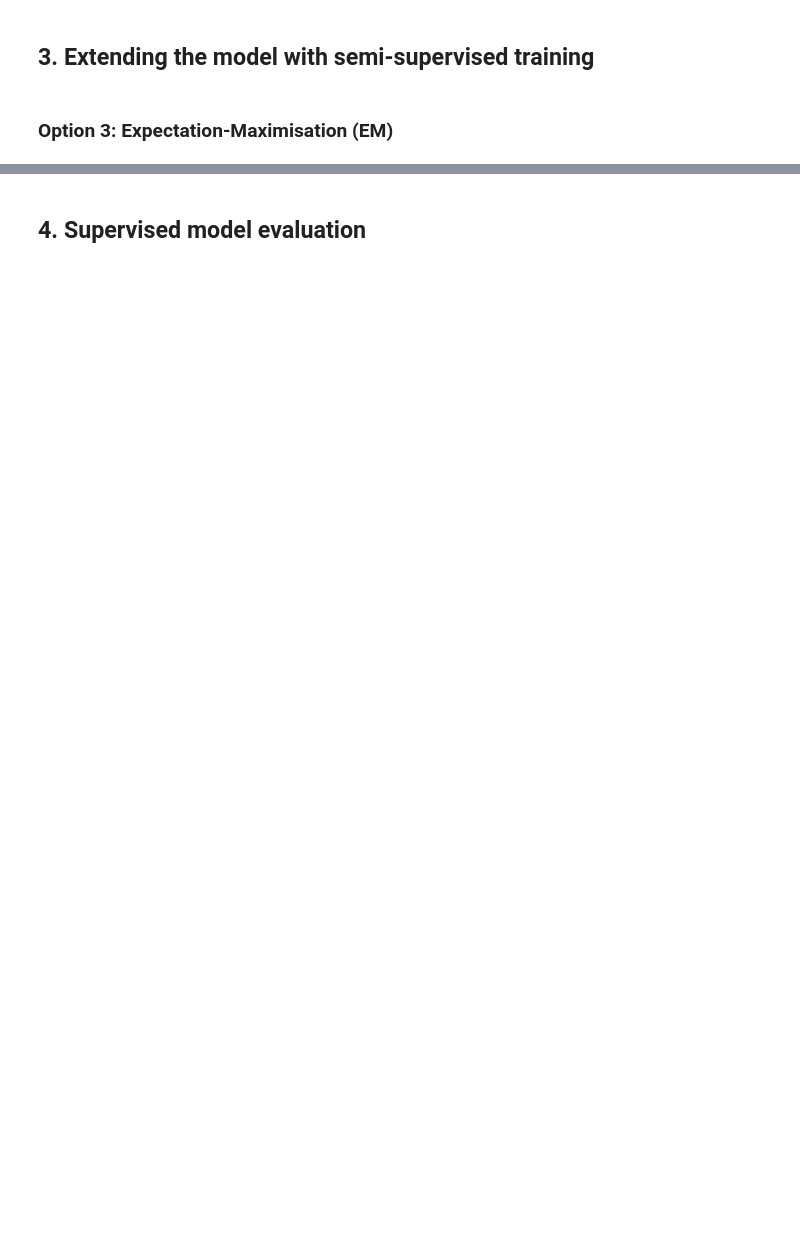
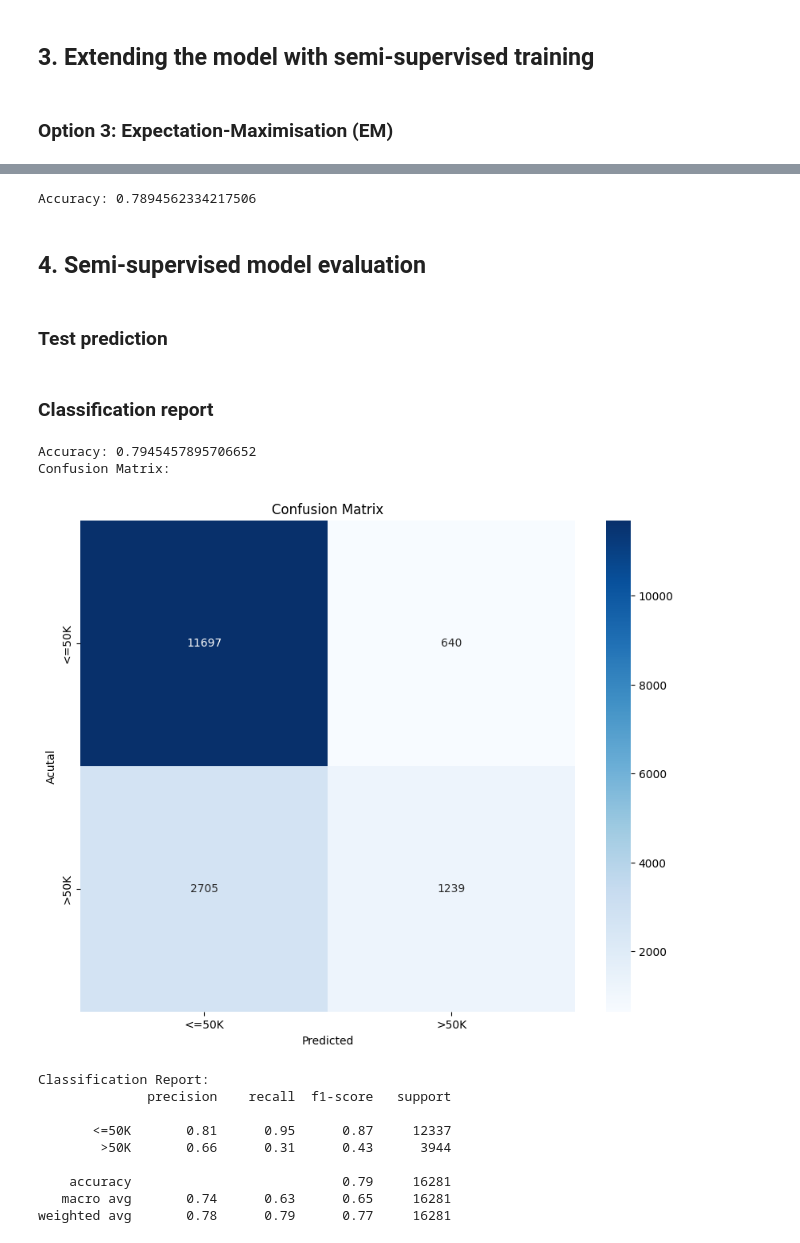
Before and after one commit to narolinelim/naive-bayes-income-classification, a Jupyter notebook: COMP30027_2026_asst1_template.ipynb, the cells around one changed output, grey strips where cells are left out. Saved outputs shown, nothing was run; the diff lists cells and outputs as text; code cells hidden in the pictures; blank space fills up the shorter version.

```diff
--- a/COMP30027_2026_asst1_template.ipynb
+++ b/COMP30027_2026_asst1_template.ipynb
@@ -163,2 +259,55 @@ ValueError: Found unknown categories ['Holand-Netherlands'] in column 7 during t
+# %%
+val_prob_con = gaussian_nb.predict_log_proba(X_con_val_em)
+val_prob_cat = categorical_nb.predict_log_proba(X_cat_val_em)
+
+val_joint_prob = val_prob_con + val_prob_cat + np.log(class_priors)
+y_val_prediction = np.argmax(val_joint_prob, axis=1)
+y_val_em = label_encoder.transform(y_val_em)
+
+print(f"Accuracy: {accuracy_score(y_val_em, y_val_prediction)}")
+# %% [output]
+Accuracy: 0.7894562334217506
 # %% [markdown]
-## 4. Supervised model evaluation
+## 4. Semi-supervised model evaluation
+# %% [markdown]
+### Test prediction
+# %%
+test_continuous_prob_em = gaussian_nb.predict_log_proba(test_continuous_features)
+test_categorical_prob_em = categorical_nb.predict_log_proba(test_categorical_features_encoded)
+
+test_joint_log_prob_em = test_continuous_prob_em + test_categorical_prob_em + np.log(class_priors)
+test_prediction_em = np.argmax(test_joint_log_prob_em, axis=1)
+# %% [markdown]
+### Classification report
+# %%
+# Accuracy score
+print(f"Accuracy: {accuracy_score(test_label, test_prediction_em)}")
+
+# Confusion matrix
+print("Confusion Matrix:")
+cm = confusion_matrix(test_label, test_prediction_em)
+plt.figure(figsize=(10,8))
+sns.heatmap(cm, annot=True, fmt='d', cmap='Blues',
+            xticklabels=['<=50K','>50K'],
+            yticklabels=['<=50K','>50K'])
+plt.xlabel('Predicted')
+plt.ylabel('Acutal')
+plt.title('Confusion Matrix')
+plt.show()
+
+# Classification report
+print("Classification Report:")
+print(classification_report(test_label, test_prediction_em, target_names=['<=50K','>50K']))
+# %% [output]
+Accuracy: 0.7945457895706652
+Confusion Matrix:
+[figure, added]
+Classification Report:
+              precision    recall  f1-score   support
+
+       <=50K       0.81      0.95      0.87     12337
+        >50K       0.66      0.31      0.43      3944
+
+    accuracy                           0.79     16281
+   macro avg       0.74      0.63      0.65     16281
+weighted avg       0.78      0.79      0.77     16281
```
Also changed, not shown: parts of 26 cells of this notebook, 2 other files.
